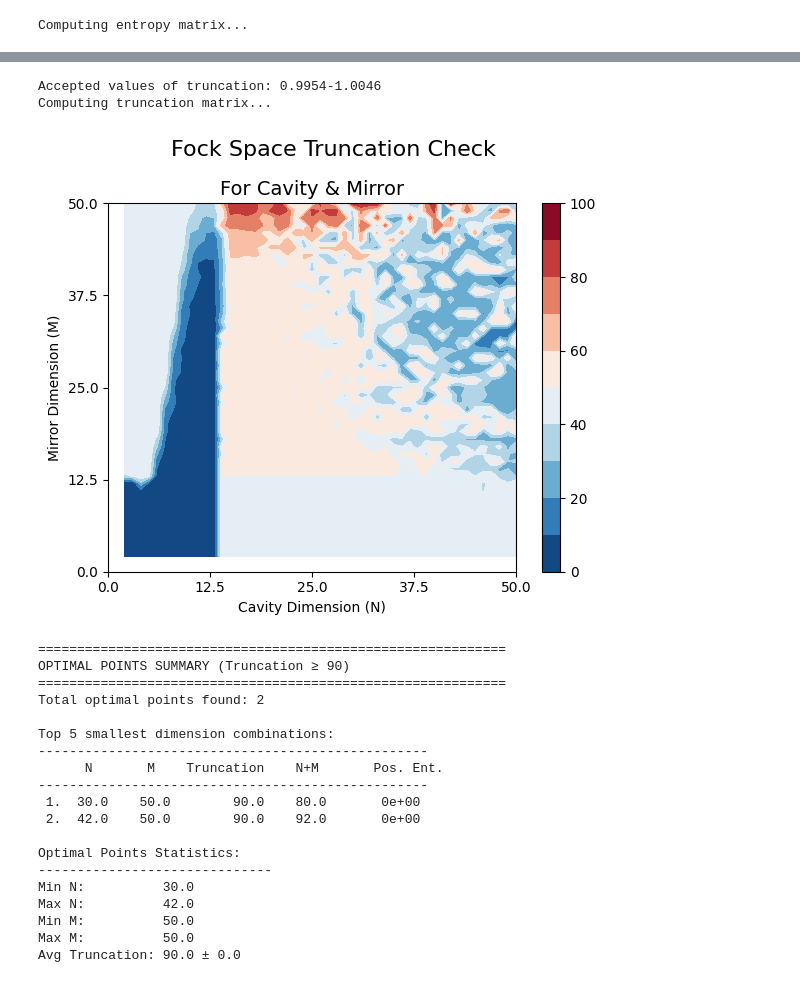
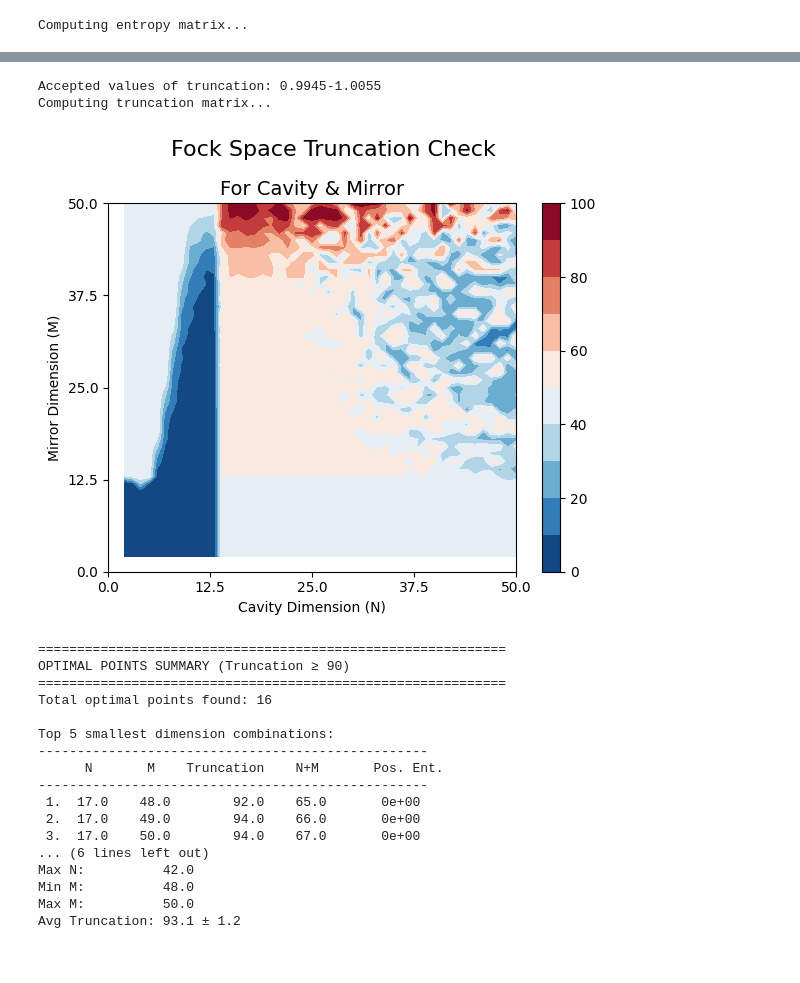
Before and after one commit to Born-ship-it/SCIQIS-2025-Project, a Jupyter notebook: Fock Space Truncation/Fock_space.ipynb, the cells around one changed output, grey strips where cells are left out. Saved outputs shown, nothing was run; the diff lists cells and outputs as text; code cells hidden in the pictures.

```diff
--- a/Fock Space Truncation/Fock_space.ipynb
+++ b/Fock Space Truncation/Fock_space.ipynb
@@ -39,14 +39,14 @@ plot_pos_entropy(Ns, Ms, entropy_matrix)
 # %%
-tolerance = 0.0046
+tolerance = .0055
 print(f"Accepted values of truncation: {1-tolerance}-{1+tolerance}")
 
 print("Computing truncation matrix...")
 truncation_matrix_both = compute_truncation_both(Ns, Ms, results, tolerance)
 plot_fock_space_trunc_both(Ns, Ms, N_vals, M_vals, truncation_matrix_both)
 # %% [output]
-Accepted values of truncation: 0.9954-1.0046
+Accepted values of truncation: 0.9945-1.0055
 Computing truncation matrix...
-[figure, old version]
+[figure, new version]
 # %%
 # Truncation threshold
 min_truc = 90
@@ -56,24 +56,22 @@ optimal_points,_ = find_optimal_truncation(truncation_matrix_both, entropy_matri
                                            N_vals, M_vals, min_truc)
 
 # Print optimal points summary
-print_optimal_points_summary(optimal_points, min_truc, entropy_matrix)
+print_optimal_points_summary(optimal_points, min_truc)
 # %% [output]
 ============================================================
 OPTIMAL POINTS SUMMARY (Truncation ≥ 90)
 ============================================================
-Total optimal points found: 2
+Total optimal points found: 16
 
 Top 5 smallest dimension combinations:
 --------------------------------------------------
       N       M    Truncation    N+M       Pos. Ent.
 --------------------------------------------------
- 1.  30.0    50.0        90.0    80.0       0e+00
- 2.  42.0    50.0        90.0    92.0       0e+00
-
-Optimal Points Statistics:
-------------------------------
-Min N:          30.0
+ 1.  17.0    48.0        92.0    65.0       0e+00
+ 2.  17.0    49.0        94.0    66.0       0e+00
+ 3.  17.0    50.0        94.0    67.0       0e+00
+... (6 lines left out)
 Max N:          42.0
-Min M:          50.0
+Min M:          48.0
 Max M:          50.0
-Avg Truncation: 90.0 ± 0.0
+Avg Truncation: 93.1 ± 1.2
```
Also changed, not shown: parts of 5 cells of this notebook, 2 other files.
